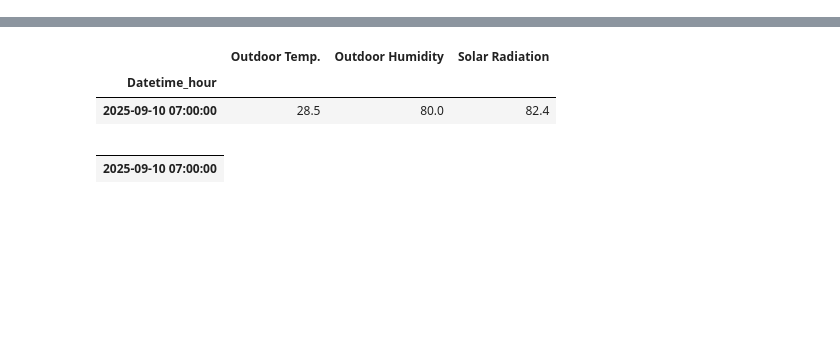
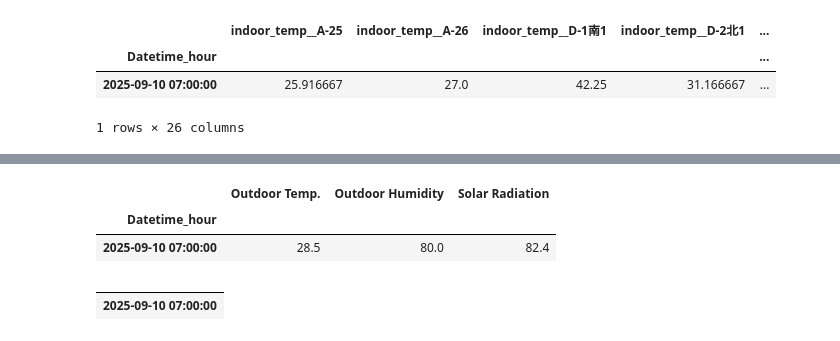
Before and after one commit to MENTERU/AIrux8_opti_logic_prod, a Jupyter notebook: notebooks/深層強化学習/深層強化学習_下準備.ipynb, the cells around one changed output, grey strips where cells are left out. Drawn from its saved outputs; the diff is of its cells as text; code cells hidden in the pictures; blank space fills up the shorter version.

```diff
--- a/notebooks/深層強化学習/深層強化学習_下準備.ipynb
+++ b/notebooks/深層強化学習/深層強化学習_下準備.ipynb
@@ -257,0 +287,2 @@ control_df
+# %%
+Real = _row_at_t0_or_ffill(validate_df, y_7.columns, t0).copy()
@@ -257,0 +309,8 @@ control_df
+# %%
+indoor_cols = pick_cols(Real, "indoor")
+Real[indoor_cols]
+# %% [output]
+|  | indoor_temp__A-25 | indoor_temp__A-26 | indoor_temp__D-1南1 | indoor_temp__D-2北1 | ... |
+| Datetime_hour |  |  |  |  | ... |
+| 2025-09-10 07:00:00 | 25.916667 | 27.0 | 42.25 | 31.166667 | ... |
+1 rows × 26 columns
```
Also changed, not shown: parts of 10 cells of this notebook, 9 other files.
